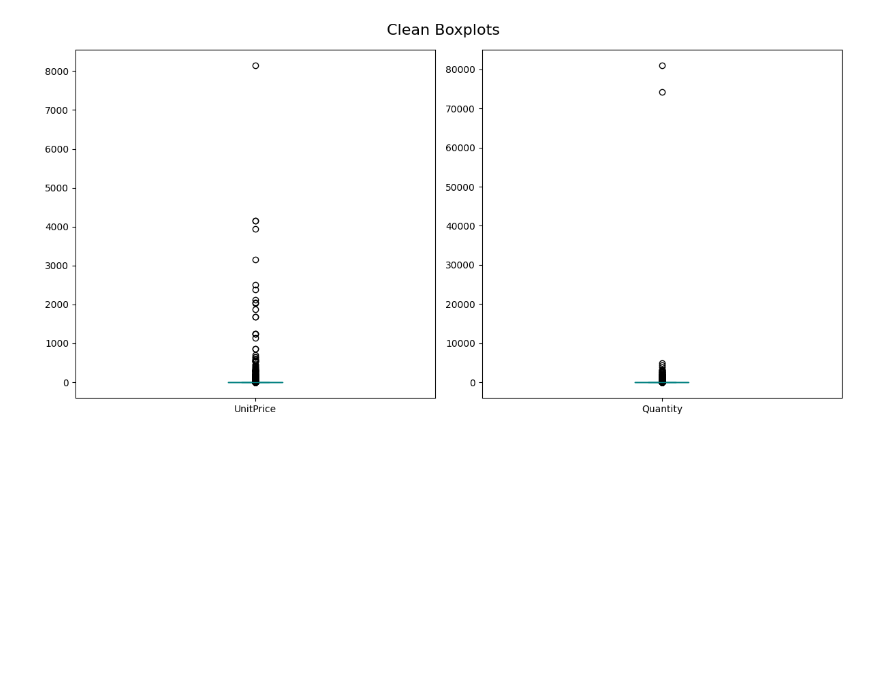
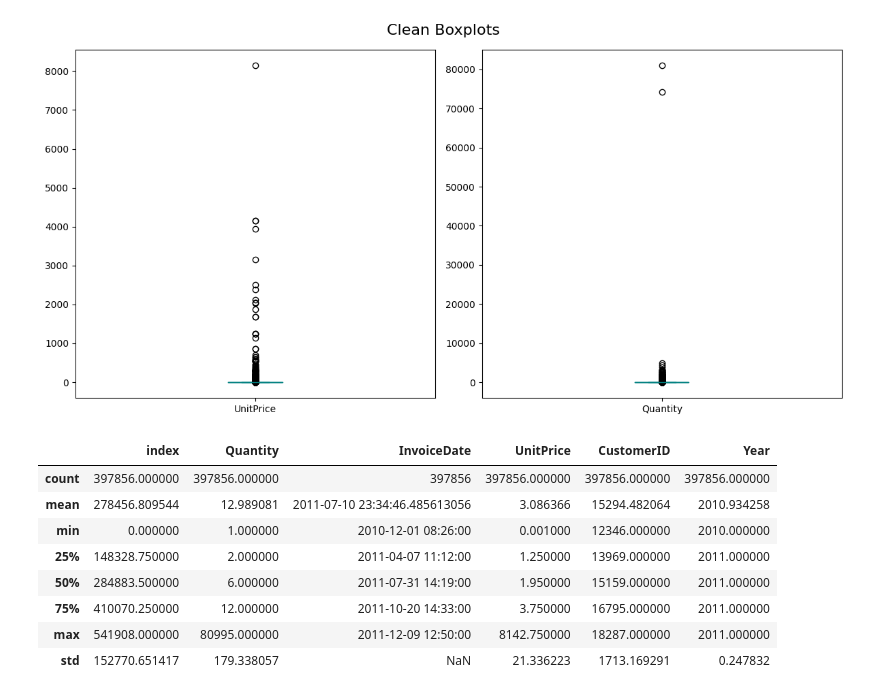
Before and after one commit to DavidLeal7/pk1_Onlie_Retail_Sales, a Jupyter notebook: notebooks/01.eda.ipynb, the cells around one changed output. Saved outputs shown, nothing was run; the diff lists cells and outputs as text; code cells hidden in the pictures; blank space fills up the shorter version.

```diff
--- a/notebooks/01.eda.ipynb
+++ b/notebooks/01.eda.ipynb
@@ -325,3 +326,15 @@ plt.tight_layout()
 plt.show()
 # %% [output]
 [figure]
+# %%
+df_clean.describe()
+# %% [output]
+|  | index | Quantity | InvoiceDate | UnitPrice | CustomerID | Year |
+| count | 397856.000000 | 397856.000000 | 397856 | 397856.000000 | 397856.000000 | 397856.000000 |
+| mean | 278456.809544 | 12.989081 | 2011-07-10 23:34:46.485613056 | 3.086366 | 15294.482064 | 2010.934258 |
+| min | 0.000000 | 1.000000 | 2010-12-01 08:26:00 | 0.001000 | 12346.000000 | 2010.000000 |
+| 25% | 148328.750000 | 2.000000 | 2011-04-07 11:12:00 | 1.250000 | 13969.000000 | 2011.000000 |
+| 50% | 284883.500000 | 6.000000 | 2011-07-31 14:19:00 | 1.950000 | 15159.000000 | 2011.000000 |
+| 75% | 410070.250000 | 12.000000 | 2011-10-20 14:33:00 | 3.750000 | 16795.000000 | 2011.000000 |
+| max | 541908.000000 | 80995.000000 | 2011-12-09 12:50:00 | 8142.750000 | 18287.000000 | 2011.000000 |
+| std | 152770.651417 | 179.338057 | NaN | 21.336223 | 1713.169291 | 0.247832 |
```
Also changed, not shown: parts of 5 cells of this notebook.
